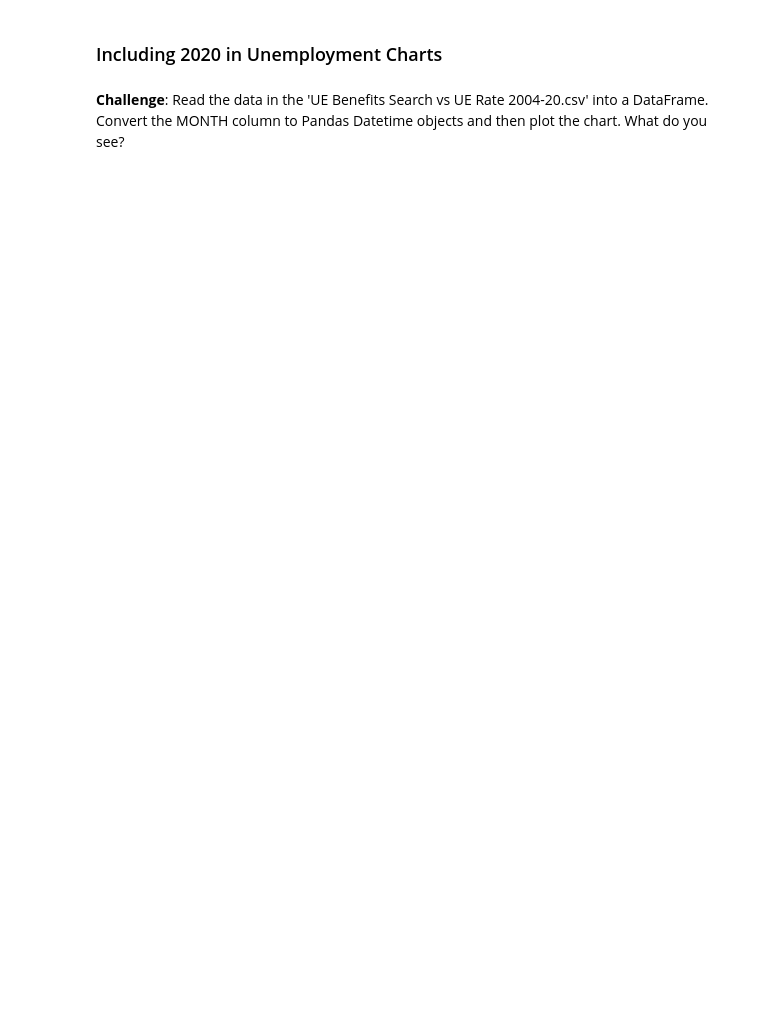
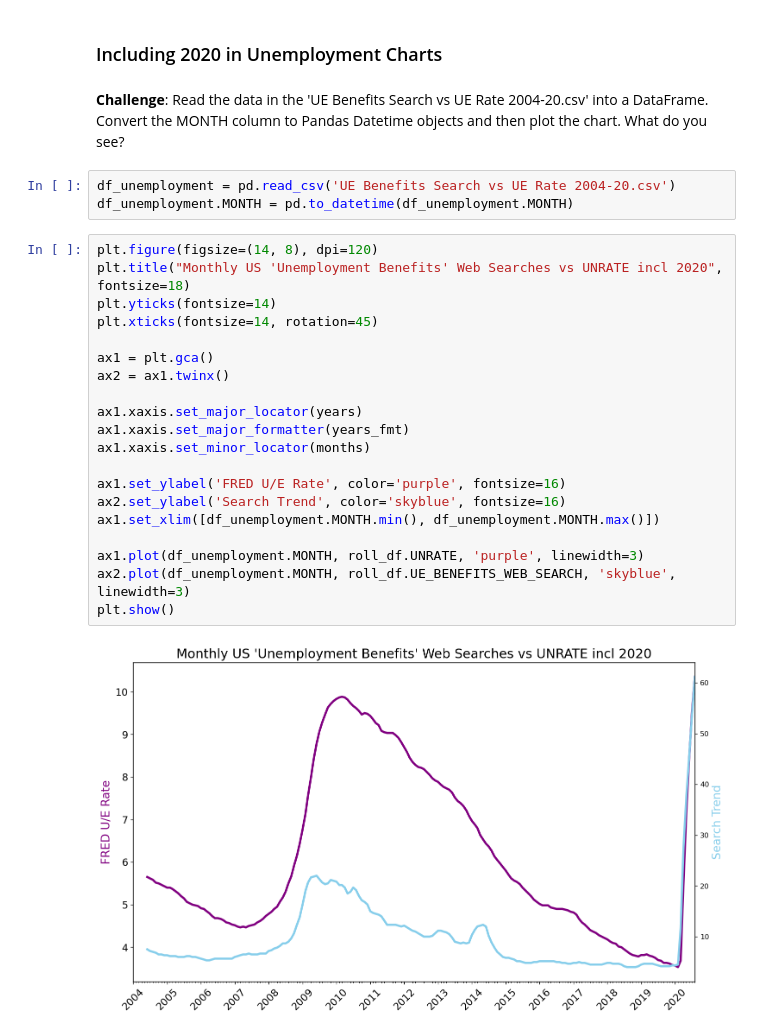
Before and after one commit to Fresnel-Fabian/100-Days-of-Code--Python, a Jupyter notebook: Day-75/Google Trends and Data Visualisation (start).ipynb, the cells around one changed output. Saved outputs shown, nothing was run; the diff lists cells and outputs as text; blank space fills up the shorter version.

```diff
--- a/Day-75/Google Trends and Data Visualisation (start).ipynb
+++ b/Day-75/Google Trends and Data Visualisation (start).ipynb
@@ -380,3 +435,28 @@ plt.show()
 ### Including 2020 in Unemployment Charts
 # %% [markdown]
 **Challenge**: Read the data in the 'UE Benefits Search vs UE Rate 2004-20.csv' into a DataFrame. Convert the MONTH column to Pandas Datetime objects and then plot the chart. What do you see?
+# %%
+df_unemployment = pd.read_csv('UE Benefits Search vs UE Rate 2004-20.csv')
+df_unemployment.MONTH = pd.to_datetime(df_unemployment.MONTH)
+# %%
+plt.figure(figsize=(14, 8), dpi=120)
+plt.title("Monthly US 'Unemployment Benefits' Web Searches vs UNRATE incl 2020", fontsize=18)
+plt.yticks(fontsize=14)
+plt.xticks(fontsize=14, rotation=45)
+
+ax1 = plt.gca()
+ax2 = ax1.twinx()
+
+ax1.xaxis.set_major_locator(years)
+ax1.xaxis.set_major_formatter(years_fmt)
+ax1.xaxis.set_minor_locator(months)
+
+ax1.set_ylabel('FRED U/E Rate', color='purple', fontsize=16)
+ax2.set_ylabel('Search Trend', color='skyblue', fontsize=16)
+ax1.set_xlim([df_unemployment.MONTH.min(), df_unemployment.MONTH.max()])
+
+ax1.plot(df_unemployment.MONTH, roll_df.UNRATE, 'purple', linewidth=3)
+ax2.plot(df_unemployment.MONTH, roll_df.UE_BENEFITS_WEB_SEARCH, 'skyblue', linewidth=3)
+plt.show()
+# %% [output]
+[figure, added]
```
Also changed, not shown: parts of 4 cells of this notebook.
